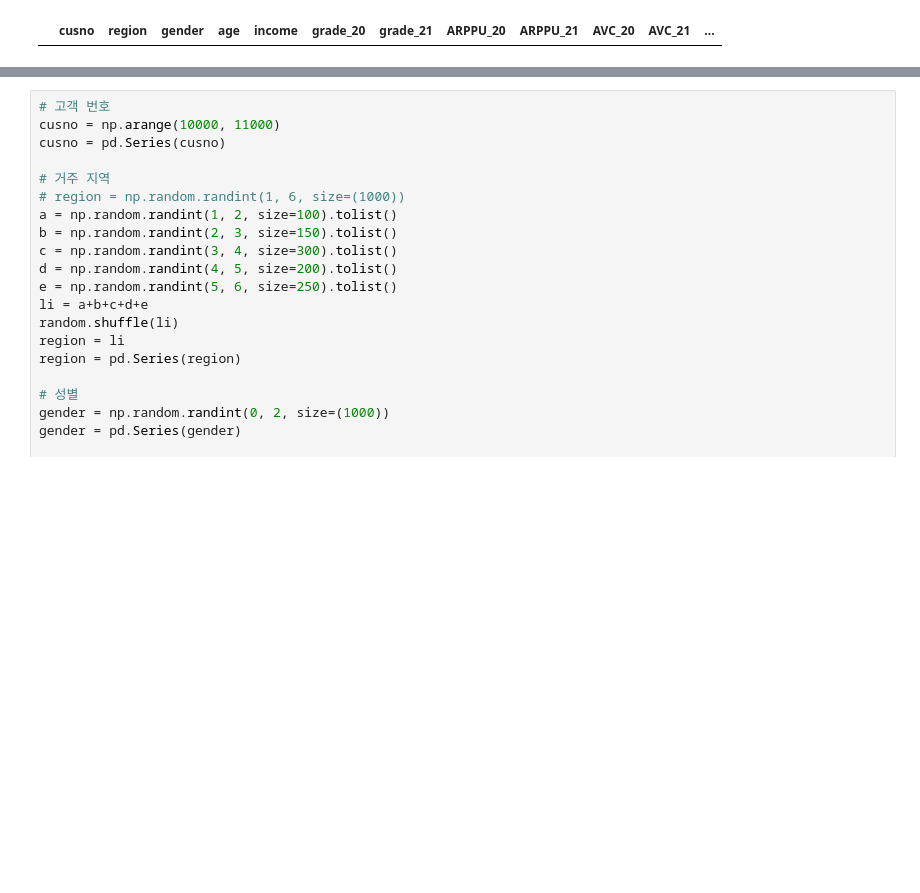
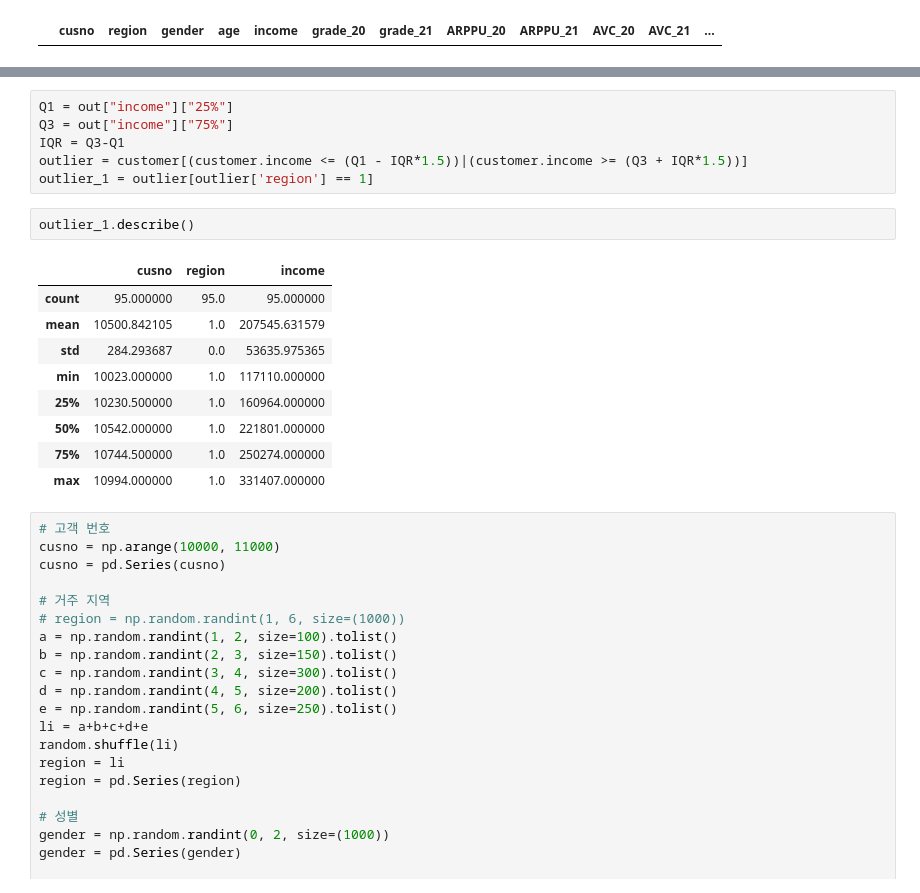
Before and after one commit to zivary/Working-with-data, a Jupyter notebook: 고객거래데이터_cakd_07_맛집트레블러.ipynb, the cells around one changed output, grey strips where cells are left out. Drawn from its saved outputs; the diff is of its cells as text; blank space fills up the shorter version.

```diff
--- a/고객거래데이터_cakd_07_맛집트레블러.ipynb
+++ b/고객거래데이터_cakd_07_맛집트레블러.ipynb
@@ -484,3 +500,21 @@ sns.boxenplot(x='region', y='income', data=customer, color='skyblue')
+# %%
+Q1 = out["income"]["25%"]
+Q3 = out["income"]["75%"]
+IQR = Q3-Q1
+outlier = customer[(customer.income <= (Q1 - IQR*1.5))|(customer.income >= (Q3 + IQR*1.5))]
+outlier_1 = outlier[outlier['region'] == 1]
+# %%
+outlier_1.describe()
+# %% [output]
+|  | cusno | region | income |
+| count | 95.000000 | 95.0 | 95.000000 |
+| mean | 10500.842105 | 1.0 | 207545.631579 |
+| std | 284.293687 | 0.0 | 53635.975365 |
+| min | 10023.000000 | 1.0 | 117110.000000 |
+| 25% | 10230.500000 | 1.0 | 160964.000000 |
+| 50% | 10542.000000 | 1.0 | 221801.000000 |
+| 75% | 10744.500000 | 1.0 | 250274.000000 |
+| max | 10994.000000 | 1.0 | 331407.000000 |
 # %%
 # 고객 번호
 cusno = np.arange(10000, 11000)
```
Also changed, not shown: parts of 2 cells of this notebook.
